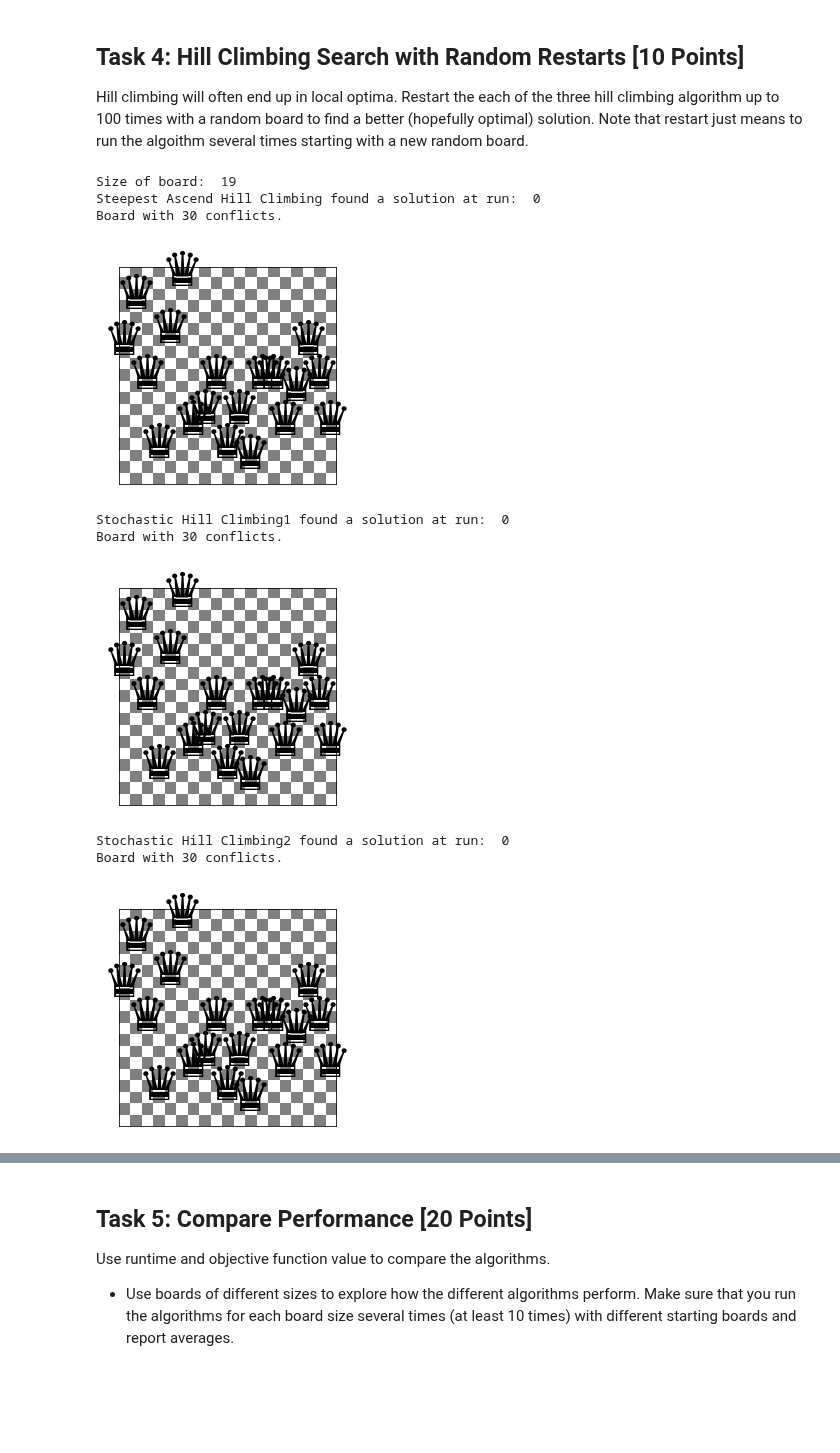
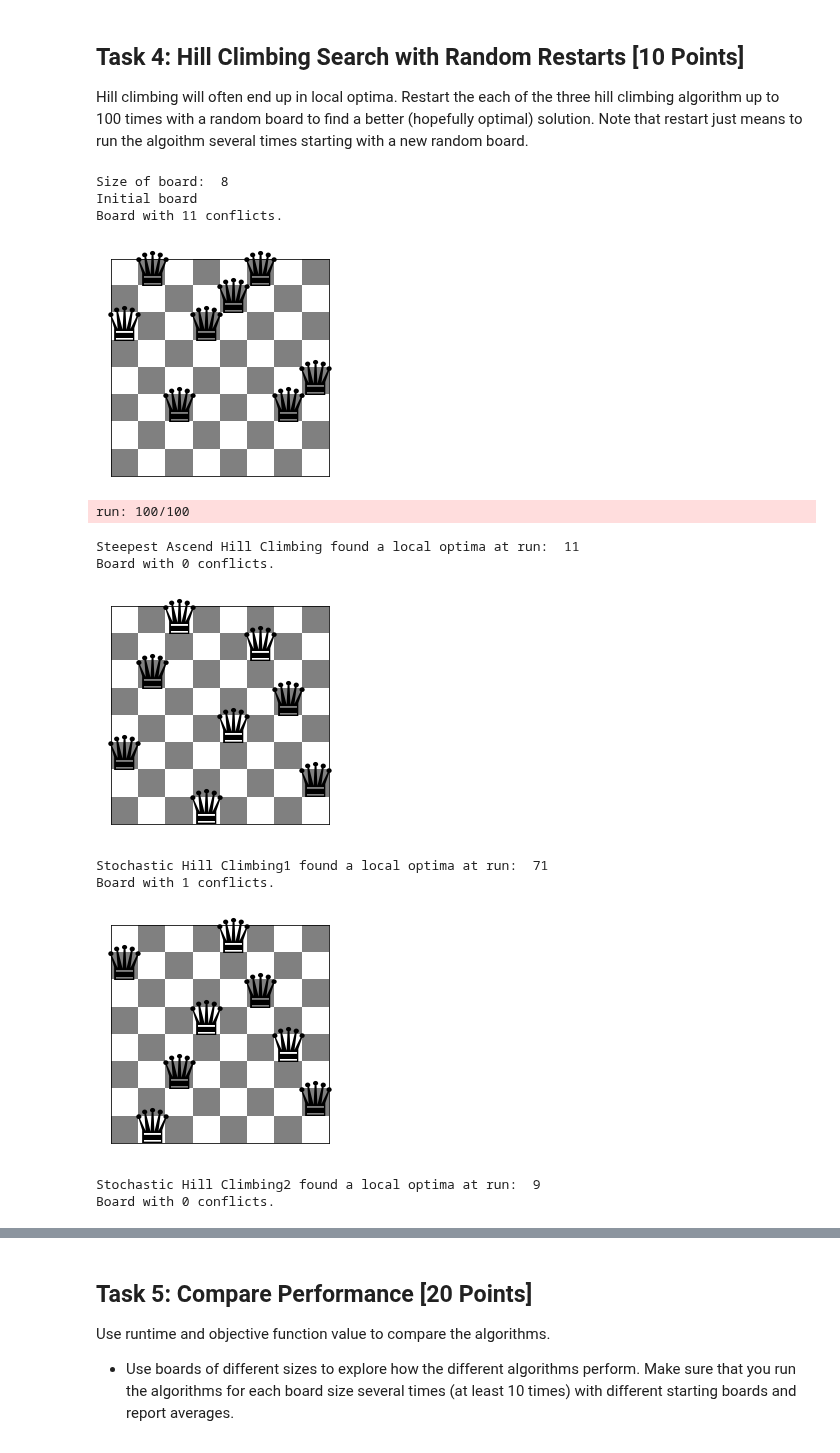
Before and after one commit to mhahsler/CS7320-AI, a Jupyter notebook: Local_Search/n_queens.ipynb, the cells around one changed output, grey strips where cells are left out. Saved outputs shown, nothing was run; the diff lists cells and outputs as text; code cells hidden in the pictures; blank space fills up the shorter version.

Commit message:
Random Search

```diff
--- a/Local_Search/n_queens.ipynb
+++ b/Local_Search/n_queens.ipynb
@@ -202,14 +202,18 @@ def stochastic_hill_climbing1(board):
     found = False
     new_state = board.copy()
     i = 0
+    size = 0
     for i in range(n):
         q = 0
         for q in range(n):
             current_state = new_state.copy()
             current_state[i] = q
             uphill_moves.append(current_state)
+            size += 1
     while True:
-        random_move = random.randint(0,len(uphill_moves)-1)
+        #print(size)
+        random_move = random.randint(0,(size - 1))
+        #print(random_move)
         random_board = uphill_moves[random_move]
         local_move = conflicts_jit(random_board)
         if(local_move < initial):
@@ -219,10 +223,12 @@ def stochastic_hill_climbing1(board):
             found = True
         if(found == True):
             break
+        if(initial == 0):
+            break
 
     return local_optimum
 
-board = random_board(4)
+board = random_board(5)
 show_board(board)
 new_board = stochastic_hill_climbing1(board)
 
@@ -286,49 +292,70 @@ Hill climbing will often end up in local optima. Restart the each of the three h
 # %%
 # Code and description go here
 import random
+import sys
+
 board_size = random.randint(4, 20)
 SAHC_lo = 0
 SHC1_lo = 0
 SHC2_lo = 0
 board = random_board(board_size)
 SAHC_board = board.copy()
 SHC1_board = board.copy()
 SHC2_board = board.copy()
 print("Size of board: ", board_size)
+print("Initial board")
+show_board(board)
+initial_SAHC = conflicts_jit(board)
+initial_SHC1 = conflicts_jit(board)
+initial_SHC2 = conflicts_jit(board)
 for i in range(100):
+
+    if i>0:
+        sys.stderr.write('\rrun: %d/%d' % (i+1, 100))
+        sys.stderr.flush()
+
     board = random_board(board_size)
 
     SAHC = steepest_ascend_hill_climbing(board)
-    if(conflicts_jit(SAHC) == 0):
+    SAHC_conflicts = conflicts_jit(SAHC)
+    if(SAHC_conflicts < initial_SAHC):
+        initial_SAHC = SAHC_conflicts
         SAHC_lo = i
         SAHC_board = SAHC
 
     SHC1 = stochastic_hill_climbing1(board)
-    if(conflicts_jit(SHC1) == 0):
+    SHC1_conflicts = conflicts_jit(SHC1)
+    if(SHC1_conflicts < initial_SHC1):
+        initial_SHC1 = SHC1_conflicts
         SHC1_lo = i
         SHC1_board = SHC1
 
     SHC2 = stochastic_hill_climbing2(board)
-    if(conflicts_jit(SHC2) == 0):
+    SHC2_conflicts = conflicts_jit(SHC2)
+    if(SHC2_conflicts < initial_SHC2):
+        initial_SHC2 = SHC2_conflicts
         SHC2_lo = i
         SHC2_board = SHC2
 
-print("Steepest Ascend Hill Climbing found a solution at run: ", SAHC_lo)
+print("Steepest Ascend Hill Climbing found a local optima at run: ", SAHC_lo)
 show_board(SAHC_board)
 
-print("Stochastic Hill Climbing1 found a solution at run: ", SHC1_lo)
+print("Stochastic Hill Climbing1 found a local optima at run: ", SHC1_lo)
 show_board(SHC1_board)
 
-print("Stochastic Hill Climbing2 found a solution at run: ", SHC2_lo)
+print("Stochastic Hill Climbing2 found a local optima at run: ", SHC2_lo)
 show_board(SHC2_board)
 # %% [output]
-Size of board:  19
-Steepest Ascend Hill Climbing found a solution at run:  0
-Board with 30 conflicts.
+Size of board:  8
+Initial board
+Board with 11 conflicts.
-[figure, old version]
+[figure, new version]
-Stochastic Hill Climbing1 found a solution at run:  0
-Board with 30 conflicts.
+run: 100/100
+Steepest Ascend Hill Climbing found a local optima at run:  11
+Board with 0 conflicts.
-[figure, old version]
+[figure, new version]
-Stochastic Hill Climbing2 found a solution at run:  0
-Board with 30 conflicts.
+Stochastic Hill Climbing1 found a local optima at run:  71
+Board with 1 conflicts.
-[figure, old version]
+[figure, new version]
+Stochastic Hill Climbing2 found a local optima at run:  9
+Board with 0 conflicts.
```
Also changed, not shown: parts of 3 cells of this notebook.
